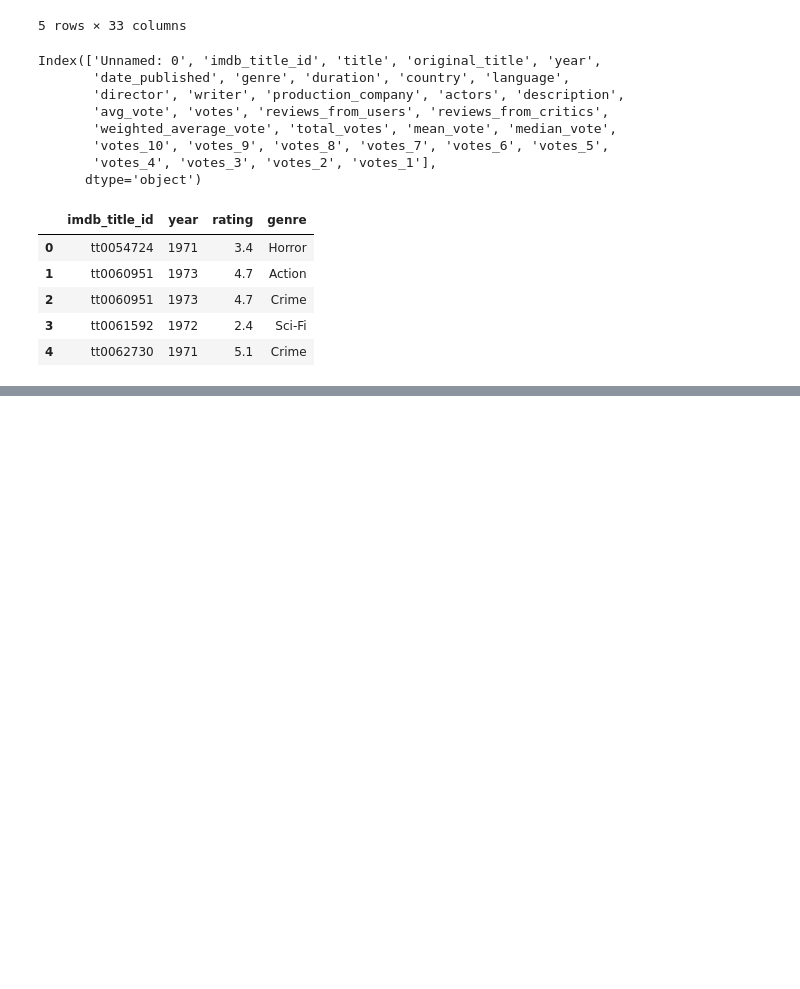
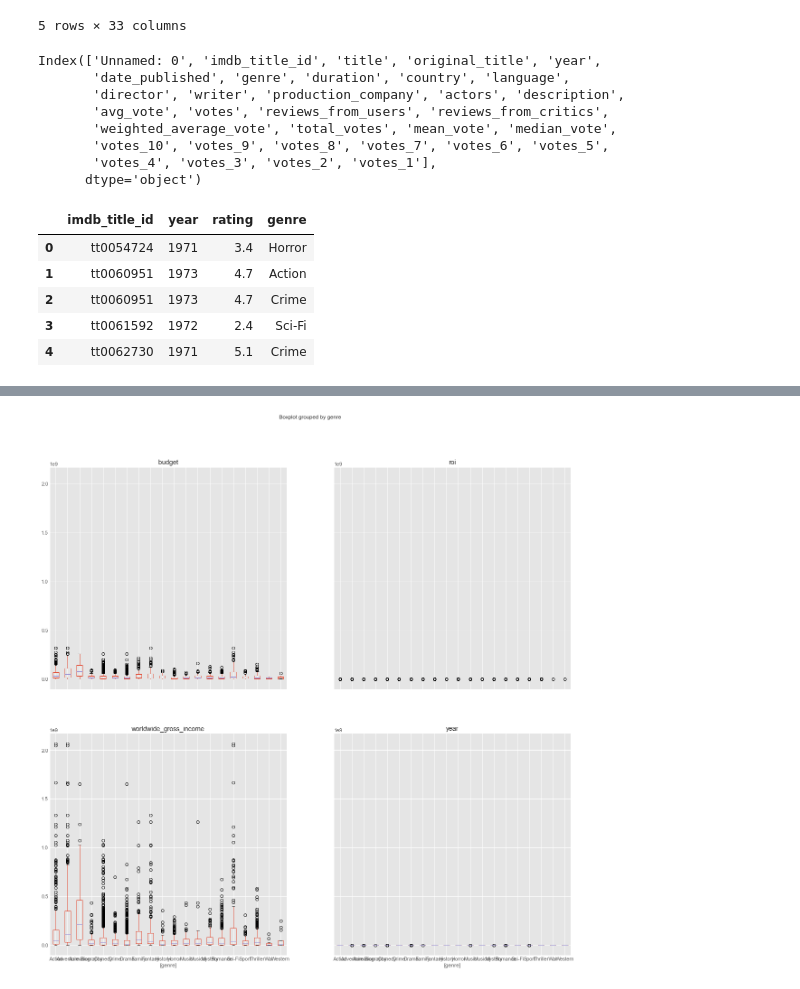
Before and after one commit to Kkies/movie-market-analysis, a Jupyter notebook: viz.ipynb, the cells around one changed output, grey strips where cells are left out. Saved outputs shown, nothing was run; the diff lists cells and outputs as text; code cells hidden in the pictures; blank space fills up the shorter version.

```diff
--- a/viz.ipynb
+++ b/viz.ipynb
@@ -75,0 +91,2 @@ cum_gross_df.plot(kind='barh', figsize=(20,10), legend = False)
+# %%
+bud_rev_genre_df = pd.DataFrame.from_dict(bud_rev_genre)
@@ -322,0 +452,4 @@ for i in ['left','right', 'top', 'bottom']:
+# %%
+ax = bud_rev_genre_df.boxplot(by = 'genre', figsize = (20,20))
+# %% [output]
+[figure, added]
```
Also changed, not shown: parts of 18 cells of this notebook.
